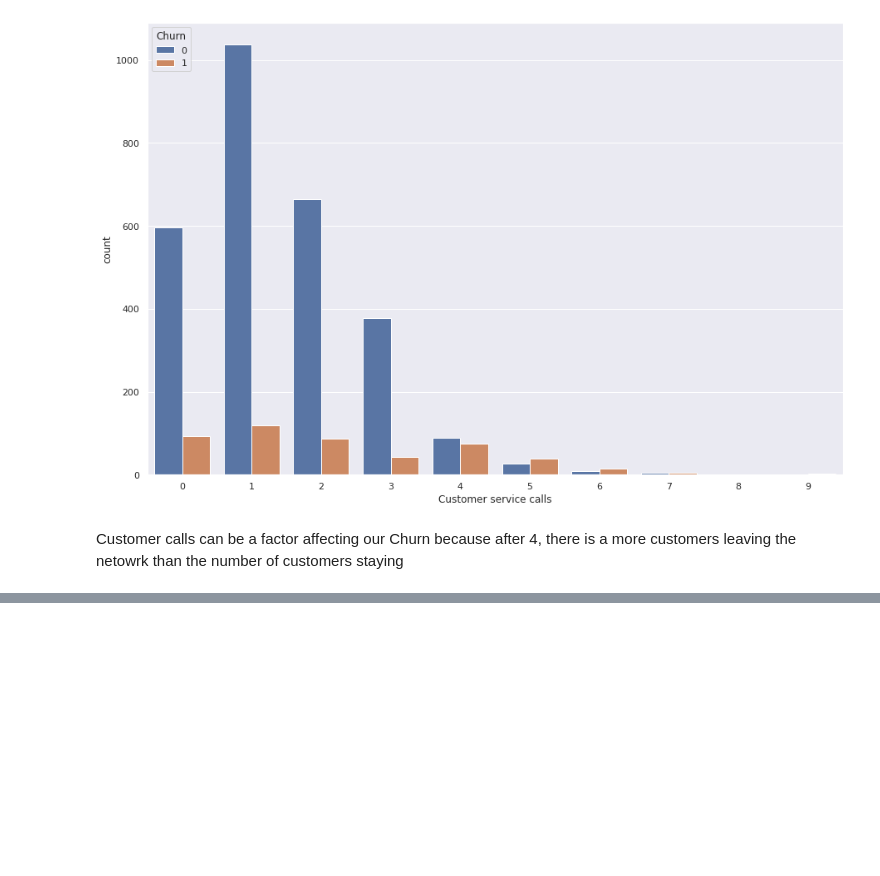
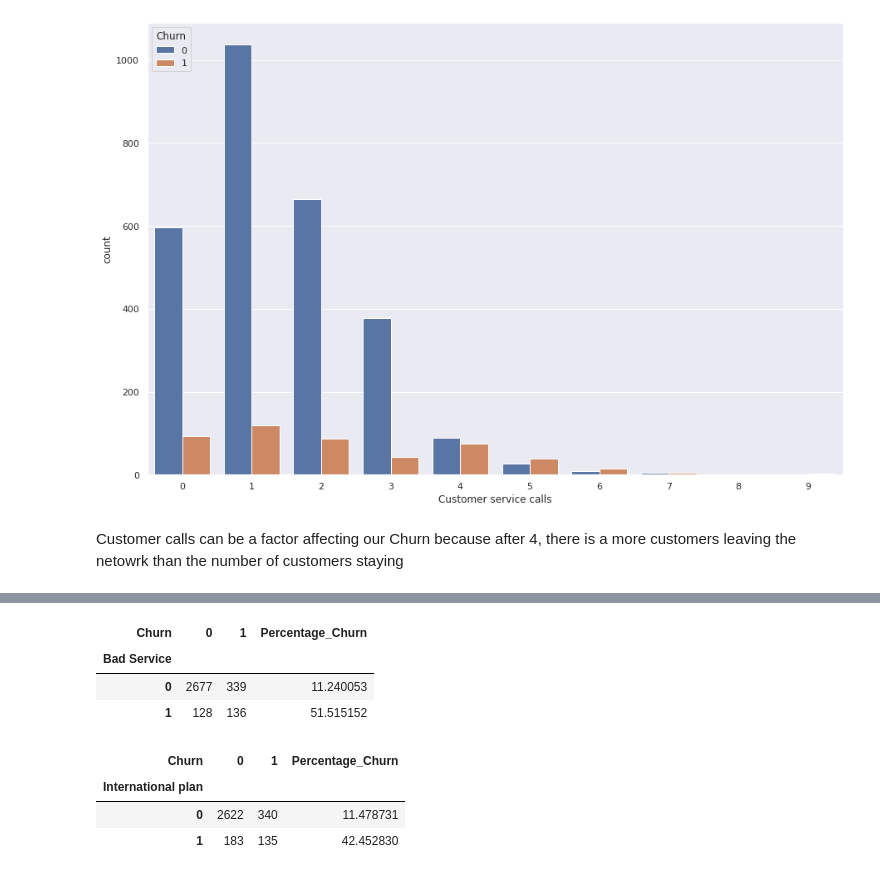
Before and after one commit to martydom/why-do-customer-churn, a Jupyter notebook: Devashish_Bose_Team_1_Capstone_Project.ipynb, the cells around one changed output, grey strips where cells are left out. Cells and saved outputs as stored; diff of their text form; code cells hidden in the pictures; blank space fills up the shorter version.

```diff
--- a/Devashish_Bose_Team_1_Capstone_Project.ipynb
+++ b/Devashish_Bose_Team_1_Capstone_Project.ipynb
@@ -479,0 +529,10 @@ Customer calls can be a factor affecting our Churn because after 4, there is a m
+# %%
+bs_df = pd.crosstab(filtered_df['Bad Service'],filtered_df["Churn"])
+bs_df['Percentage_Churn'] = bs_df.apply(lambda x : x[1]*100/(x[0]+x[1]),axis = 1)
+# %%
+bs_df
+# %% [output]
+| Churn | 0 | 1 | Percentage_Churn |
+| Bad Service |  |  |  |
+| 0 | 2677 | 339 | 11.240053 |
+| 1 | 128 | 136 | 51.515152 |
@@ -479,0 +546,7 @@ Customer calls can be a factor affecting our Churn because after 4, there is a m
+# %%
+ip_df
+# %% [output]
+| Churn | 0 | 1 | Percentage_Churn |
+| International plan |  |  |  |
+| 0 | 2622 | 340 | 11.478731 |
+| 1 | 183 | 135 | 42.452830 |
```
Also changed, not shown: parts of 20 cells of this notebook.
